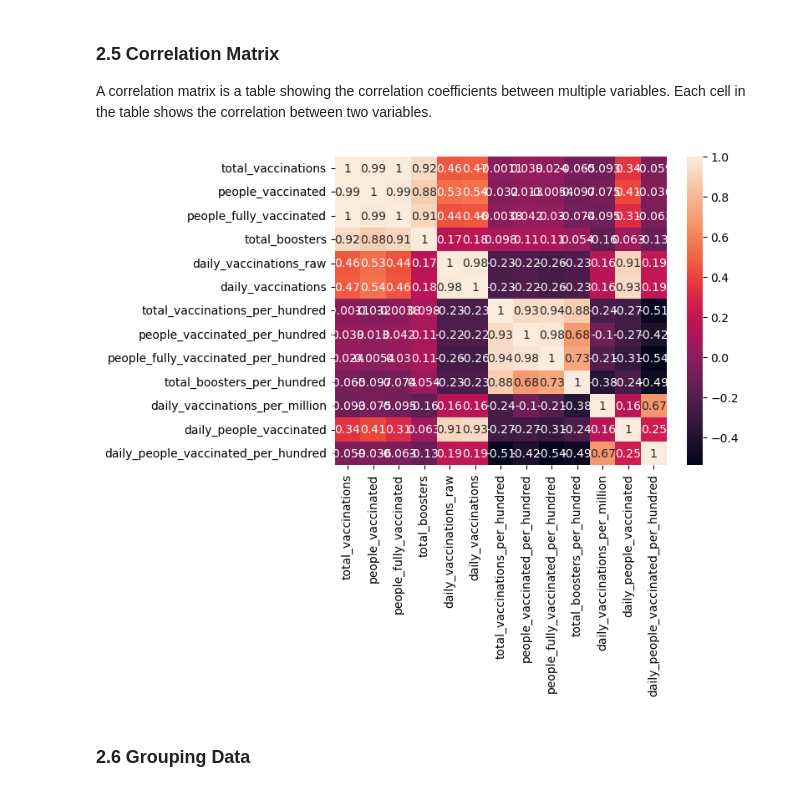
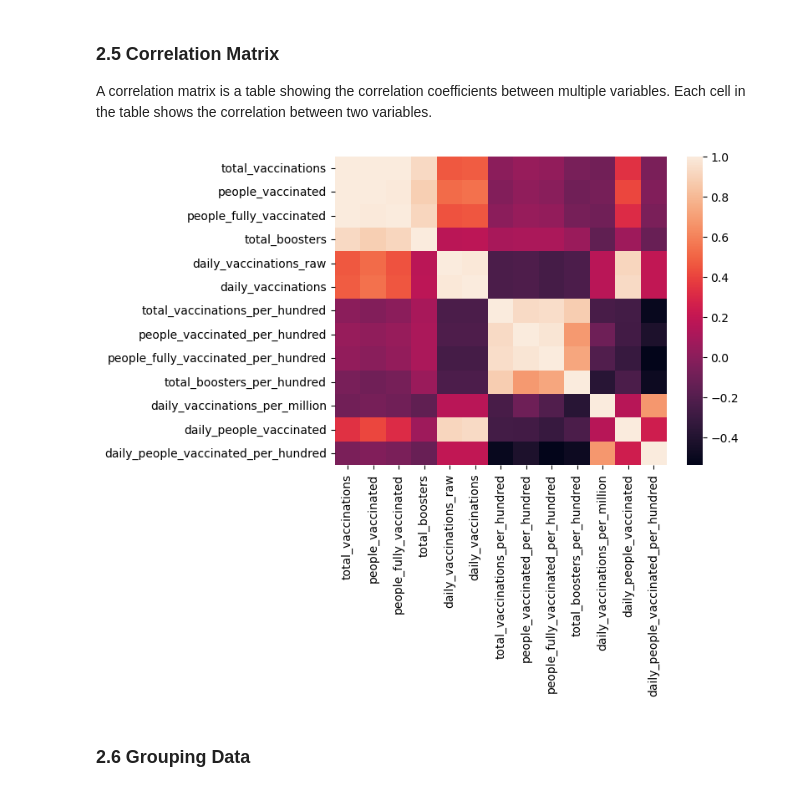
Before and after one commit to yibeichan/COMM160DS, a Jupyter notebook: week_5/lecture_part1.ipynb, the cells around one changed output. Saved outputs shown, nothing was run; the diff lists cells and outputs as text; code cells hidden in the pictures.

```diff
--- a/week_5/lecture_part1.ipynb
+++ b/week_5/lecture_part1.ipynb
@@ -135,9 +228,9 @@ plt.show()
 A correlation matrix is a table showing the correlation coefficients between multiple variables. Each cell in the table shows the correlation between two variables.
 # %%
 correlation_matrix = df.corr()
-sns.heatmap(correlation_matrix, annot=True)
+sns.heatmap(correlation_matrix)
 plt.show()
 # %% [output]
-[figure, old version]
+[figure, new version]
 # %% [markdown]
 ### 2.6 Grouping Data
```
Also changed, not shown: parts of 33 cells of this notebook, 4 other files.
